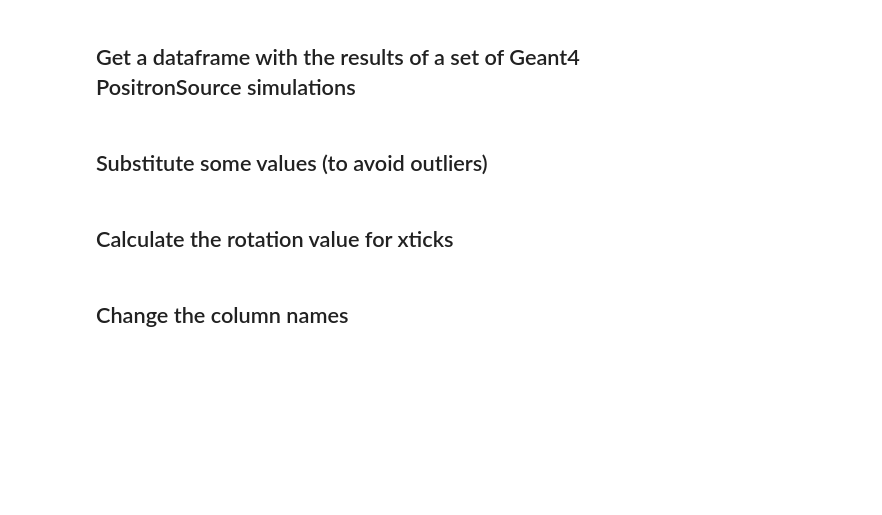
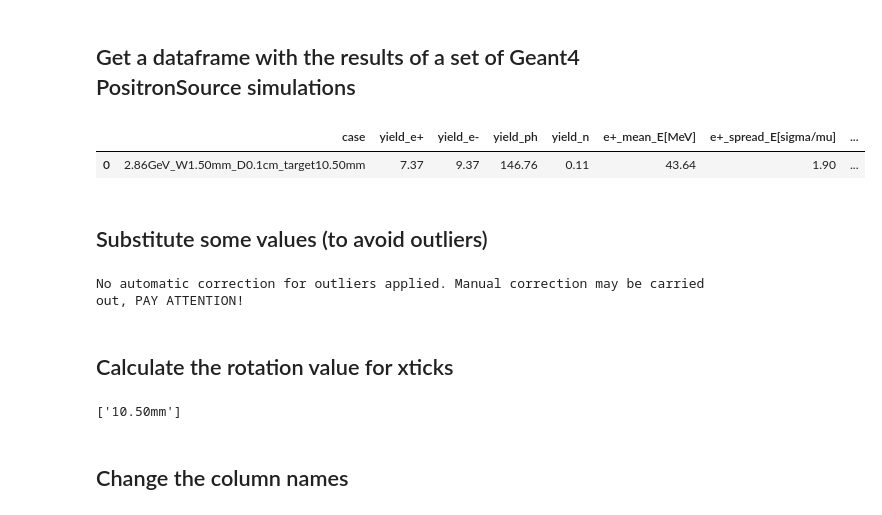
Before and after one commit to paternog/PositronSource, a Jupyter notebook: analysis_scripts/PS_G4_results_plot.ipynb, the cells around one changed output. Saved outputs shown, nothing was run; the diff lists cells and outputs as text; code cells hidden in the pictures; blank space fills up the shorter version.

```diff
--- a/analysis_scripts/PS_G4_results_plot.ipynb
+++ b/analysis_scripts/PS_G4_results_plot.ipynb
@@ -31,10 +31,10 @@ pd.options.mode.chained_assignment = None  #default='warn'
 #plot_title = "Conventional Source, e- beam at 2.86 GeV (r.m.s. size 1.0 mm), room temperature"
 #fig_height = 700
 
-path_G4 = "/home/paterno/geant4-apps/PositronSource-build/output/results_2.86GeV_sigma1.0mm_W8-16mm_crystalline_gp/analysis_output/"
-basename_G4 = "2.86GeV_sigma1.0mm_W8-16mm_crystalline"
-plot_title = "crystalline source, e- beam at 2.86 GeV (r.m.s. size 1.0 mm), room temperature"
-fig_height = 350
+#path_G4 = "/home/paterno/geant4-apps/PositronSource-build/output/results_2.86GeV_sigma1.0mm_W8-16mm_crystalline_gp/analysis_output/"
+#basename_G4 = "2.86GeV_sigma1.0mm_W8-16mm_crystalline"
+#plot_title = "crystalline source, e- beam at 2.86 GeV (r.m.s. size 1.0 mm), room temperature"
+#fig_height = 400
 
 #path_G4 = "/home/paterno/geant4-apps/PositronSource-build/output/results_2.86GeV_sigma1.0mm_W12mm_crystalline_mis_HT_gp/analysis_output/"
 #basename_G4 = "2.86GeV_sigma1.0mm_W12mm_crystalline_mis_HT"
@@ -72,6 +72,11 @@ fig_height = 350
 #plot_title = "Hybrid Source, e- beam at 6 GeV (r.m.s. size 0.5 mm), room temperature"
 #fig_height = 400
 
+path_G4 = "/home/paterno/geant4-apps/PositronSource-build/output/test_G4_v2_2.86GeV/analysis_output/"
+basename_G4 = "2.86GeV_W1.50mm_D0.1cm_target10.50mm"
+plot_title = "Hybrid Source, e- beam at 2.86 GeV (r.m.s. size 1.0 mm), room temperature"
+fig_height = 200
+
 
 Ne = 1e4 #Number of simulated events (electrons)
 # %% [markdown]
@@ -82,10 +87,17 @@ outpath = path_G4
 # %% [markdown]
 ## Get a dataframe with the results of a set of Geant4 PositronSource simulations
 # %%
-df_G4 = pd.read_json(path_G4 + 'results' + '.json')
+results_file = path_G4 + 'results.json'
+if os.path.exists(results_file):
+    df_G4 = pd.read_json(results_file)
+else:
+    df_G4 = pd.read_json(path_G4 + 'results_' + basename_G4 + '.json')
 df_G4.insert(8, 'Edep_rad[GeV/e-]', np.array(df_G4['Edep_rad[MeV/e-]'])*0.001)
 df_G4 = df_G4.drop(columns=['Edep_rad[MeV/e-]'])
 df_G4
+# %% [output]
+|  | case | yield_e+ | yield_e- | yield_ph | yield_n | e+_mean_E[MeV] | e+_spread_E[sigma/mu] | ... |
+| 0 | 2.86GeV_W1.50mm_D0.1cm_target10.50mm | 7.37 | 9.37 | 146.76 | 0.11 | 43.64 | 1.90 | ... |
 # %% [markdown]
 ## Substitute some values (to avoid outliers)
 # %%
@@ -97,6 +109,8 @@ else:
     print("No automatic correction for outliers applied. Manual correction may be carried out, PAY ATTENTION!")
     #i = 7
     #df_G4.iloc[i,7] = (df_G4.iloc[i-2,7] + df_G4.iloc[i-1,7] + df_G4.iloc[i+1,7] + df_G4.iloc[i+2,7]) / 4 #Hybrid, D=50cm
+# %% [output]
+No automatic correction for outliers applied. Manual correction may be carried out, PAY ATTENTION!
 # %% [markdown]
 ## Calculate the rotation value for xticks
 # %%
@@ -106,12 +120,14 @@ rot_value = 45 if len(df_G4.iloc[-1].case) > len_th or len(df_G4.iloc[1:]) > len
 if len(df_G4.iloc[0].case) > len_th:
     if 'conventional' in path_G4 or 'crystalline' in path_G4:
         case_list_short = [item.split('W')[1].split('_')[0] for item in df_G4.case.values] #conventional or crystalline
-    if 'mis' in path_G4:
-        case_list_short = [item.split('mis')[1].split('_')[0] for item in df_G4.case.values] #crystalline, misalignment - HT
+        if 'mis' in path_G4:
+            case_list_short = [item.split('mis')[1].split('_')[0] for item in df_G4.case.values] #crystalline, misalignment - HT
     else:
         case_list_short = [item.split('target')[1] for item in df_G4.case.values] #Hybrid
     df_G4.case = case_list_short
     print(case_list_short)
+# %% [output]
+['10.50mm']
 # %% [markdown]
 ## Change the column names
 # %%
```
Also changed, not shown: parts of 2 cells of this notebook, 3 other files.
